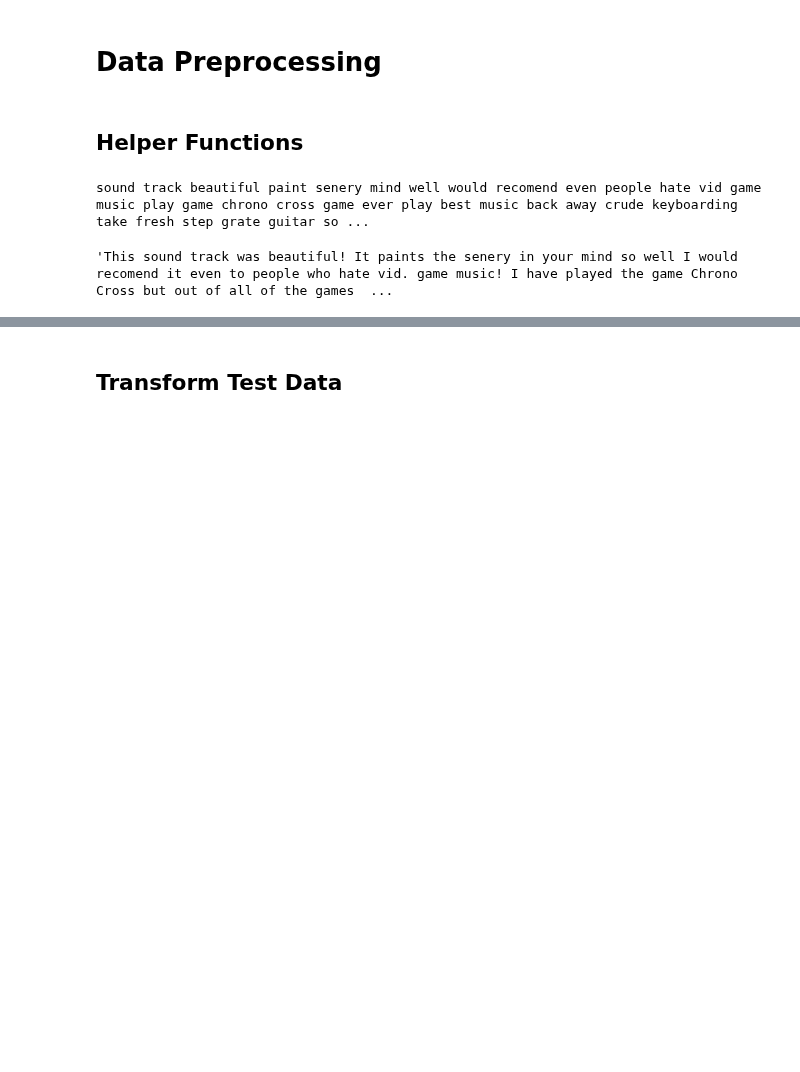
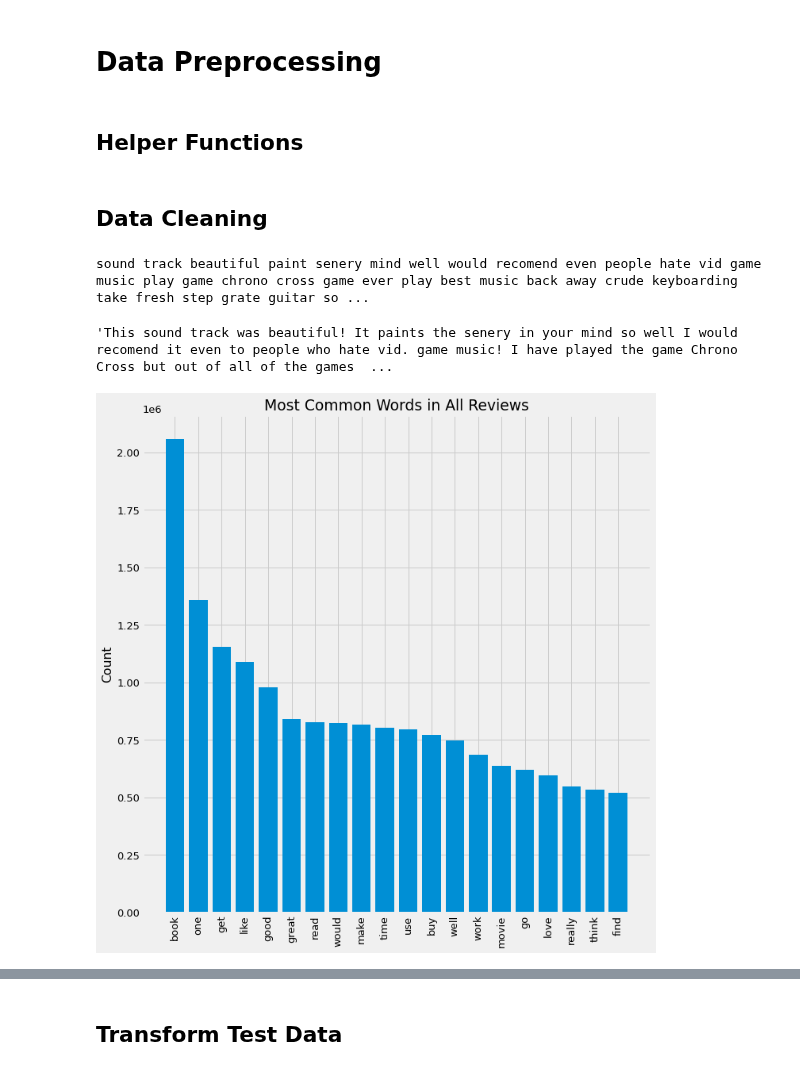
Before and after one commit to ThomasHChapman/classifying_user_reviews, a Jupyter notebook: working_notebooks/preprocessing_nb.ipynb, the cells around one changed output, grey strips where cells are left out. Saved outputs shown, nothing was run; the diff lists cells and outputs as text; code cells hidden in the pictures; blank space fills up the shorter version.

```diff
--- a/working_notebooks/preprocessing_nb.ipynb
+++ b/working_notebooks/preprocessing_nb.ipynb
@@ -138,4 +151,6 @@ def visualize_top_10(freq_dist, title):
 
     # Save png of image to images folder using title as filename
     # plt.savefig(f'./images/{title}', facecolor='white', dpi=500)
+# %% [markdown]
+## Data Cleaning
 # %%
@@ -160,7 +178,9 @@ sound track beautiful paint senery mind well would recomend even people hate vid
 # %%
 # Ten Most common words in the full dataset
 sample_freq_dist = FreqDist(df["text_cleaned"].str.split().explode())
-visualize_top_10(sample_freq_dist, "Most Common Words in All Reviews")
+visualize_top_20(sample_freq_dist, "Most Common Words in All Reviews")
+# %% [output]
+[figure, added]
 # %%
 # Ten most common words appearing in negative tweets
 pos_freq_dist = FreqDist(df['toks'].explode().loc[df['sentiment'] == 2])
```
Also changed, not shown: parts of 16 cells of this notebook.
